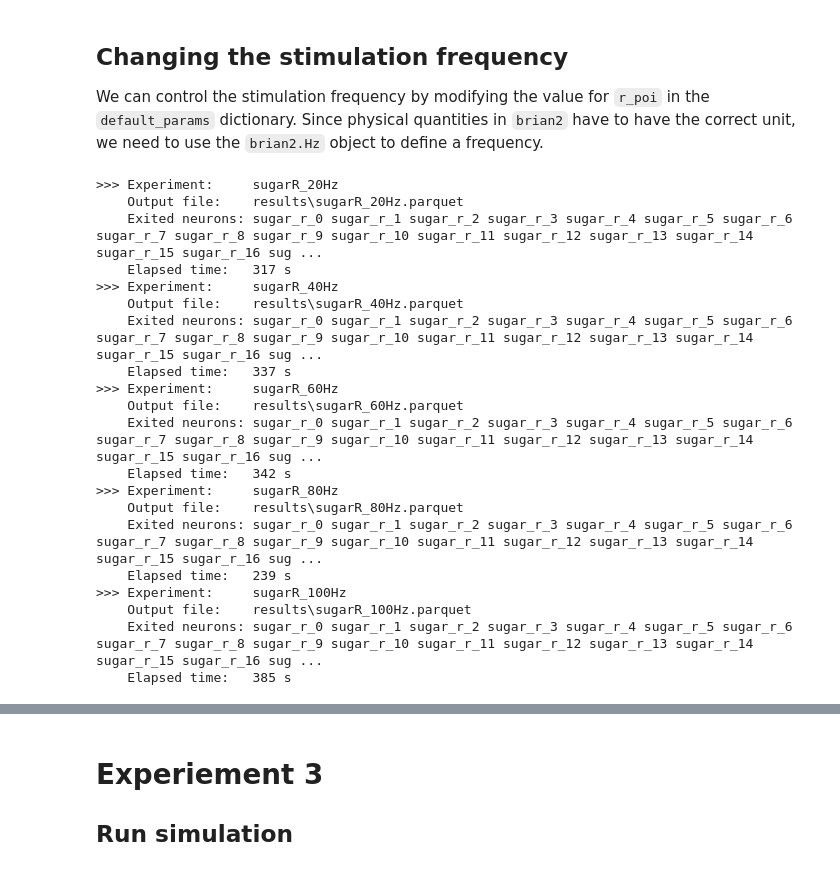
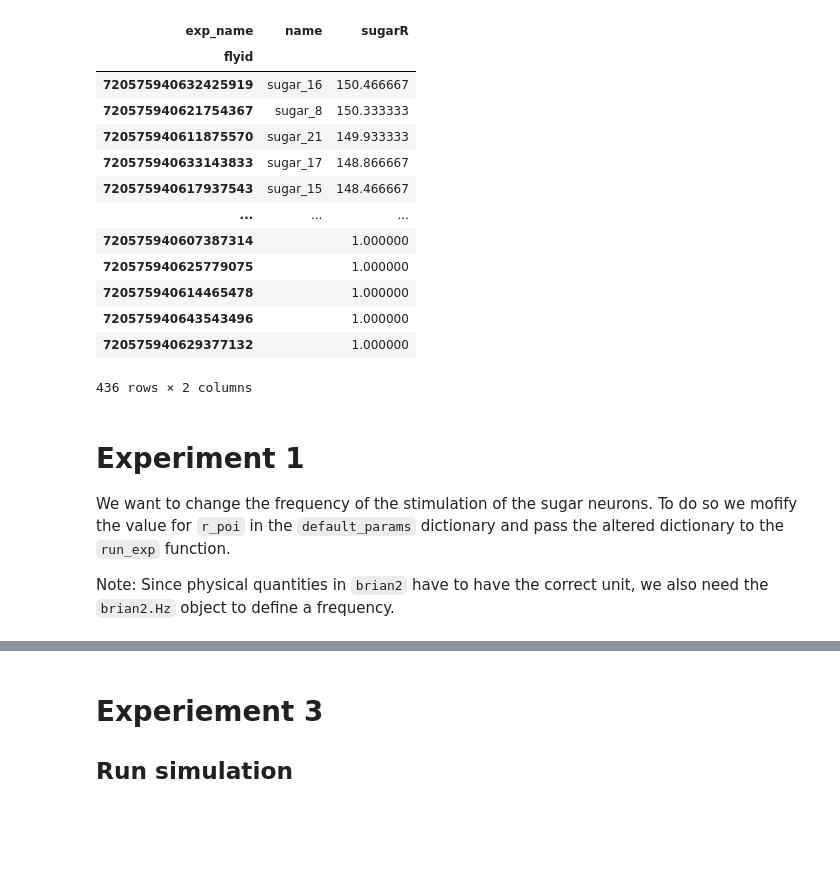
Before and after one commit to philshiu/Drosophila_brain_model, a Jupyter notebook: examples.ipynb, the cells around one changed output, grey strips where cells are left out. Cells and saved outputs as stored; diff of their text form; code cells hidden in the pictures; blank space fills up the shorter version.

```diff
--- a/examples.ipynb
+++ b/examples.ipynb
@@ -101,32 +132,38 @@ run_exp(exp_name='sugarR', neu_exc=neu_sugar, name2flyid=name2flyid, **config)
+# %%
+# load spike rate and standard deviation
+df_rate, df_rate_std = utl.get_rate(df_spike, duration=params['t_run'], flyid2name=flyid2name)
+# sort by spike rate
+df_rate.sort_values('sugarR', ascending=False)
+# %% [output]
+| exp_name | name | sugarR |
+| flyid |  |  |
+| 720575940632425919 | sugar_16 | 150.466667 |
+| 720575940621754367 | sugar_8 | 150.333333 |
+| 720575940611875570 | sugar_21 | 149.933333 |
+| 720575940633143833 | sugar_17 | 148.866667 |
+| 720575940617937543 | sugar_15 | 148.466667 |
+| ... | ... | ... |
+| 720575940607387314 |  | 1.000000 |
+| 720575940625779075 |  | 1.000000 |
+| 720575940614465478 |  | 1.000000 |
+| 720575940643543496 |  | 1.000000 |
+| 720575940629377132 |  | 1.000000 |
+436 rows × 2 columns
 # %% [markdown]
-## Changing the stimulation frequency
-We can control the stimulation frequency by modifying the value for `r_poi`
-in the `default_params` dictionary.
-Since physical quantities in `brian2` have to have the correct unit, we need to use the `brian2.Hz` object
+# Experiment 1
+
+We want to change the frequency of the stimulation of the sugar neurons.
+To do so we mofify the value for `r_poi` in the `default_params` dictionary and pass the altered dictionary to the `run_exp` function.
+
+Note: Since physical quantities in `brian2` have to have the correct unit, we also need the `brian2.Hz` object
 to define a frequency.
 # %%
+# this cell is optional, because the simulations have already been performed
+
 freqs =  [20, 40, 60, 80, 100]
+
 for f in freqs:
+
     params['r_poi'] = f * Hz
-    run_exp(exp_name='sugarR_{}Hz'.format(f), neu_exc=neu_sugar, name2flyid=name2flyid, params=params, **config)
+
+    run_exp(exp_name='sugarR_{}Hz'.format(f), neu_exc=neu_sugar, params=params, **config)
-# %% [output]
->>> Experiment:     sugarR_20Hz
-    Output file:    results\sugarR_20Hz.parquet
-    Exited neurons: sugar_r_0 sugar_r_1 sugar_r_2 sugar_r_3 sugar_r_4 sugar_r_5 sugar_r_6 sugar_r_7 sugar_r_8 sugar_r_9 sugar_r_10 sugar_r_11 sugar_r_12 sugar_r_13 sugar_r_14 sugar_r_15 sugar_r_16 sug ...
-    Elapsed time:   317 s
->>> Experiment:     sugarR_40Hz
-    Output file:    results\sugarR_40Hz.parquet
-    Exited neurons: sugar_r_0 sugar_r_1 sugar_r_2 sugar_r_3 sugar_r_4 sugar_r_5 sugar_r_6 sugar_r_7 sugar_r_8 sugar_r_9 sugar_r_10 sugar_r_11 sugar_r_12 sugar_r_13 sugar_r_14 sugar_r_15 sugar_r_16 sug ...
-    Elapsed time:   337 s
->>> Experiment:     sugarR_60Hz
-    Output file:    results\sugarR_60Hz.parquet
-    Exited neurons: sugar_r_0 sugar_r_1 sugar_r_2 sugar_r_3 sugar_r_4 sugar_r_5 sugar_r_6 sugar_r_7 sugar_r_8 sugar_r_9 sugar_r_10 sugar_r_11 sugar_r_12 sugar_r_13 sugar_r_14 sugar_r_15 sugar_r_16 sug ...
-    Elapsed time:   342 s
->>> Experiment:     sugarR_80Hz
-    Output file:    results\sugarR_80Hz.parquet
-    Exited neurons: sugar_r_0 sugar_r_1 sugar_r_2 sugar_r_3 sugar_r_4 sugar_r_5 sugar_r_6 sugar_r_7 sugar_r_8 sugar_r_9 sugar_r_10 sugar_r_11 sugar_r_12 sugar_r_13 sugar_r_14 sugar_r_15 sugar_r_16 sug ...
-    Elapsed time:   239 s
->>> Experiment:     sugarR_100Hz
-    Output file:    results\sugarR_100Hz.parquet
-    Exited neurons: sugar_r_0 sugar_r_1 sugar_r_2 sugar_r_3 sugar_r_4 sugar_r_5 sugar_r_6 sugar_r_7 sugar_r_8 sugar_r_9 sugar_r_10 sugar_r_11 sugar_r_12 sugar_r_13 sugar_r_14 sugar_r_15 sugar_r_16 sug ...
-    Elapsed time:   385 s
```
Also changed, not shown: parts of 26 cells of this notebook, 4 other files.
